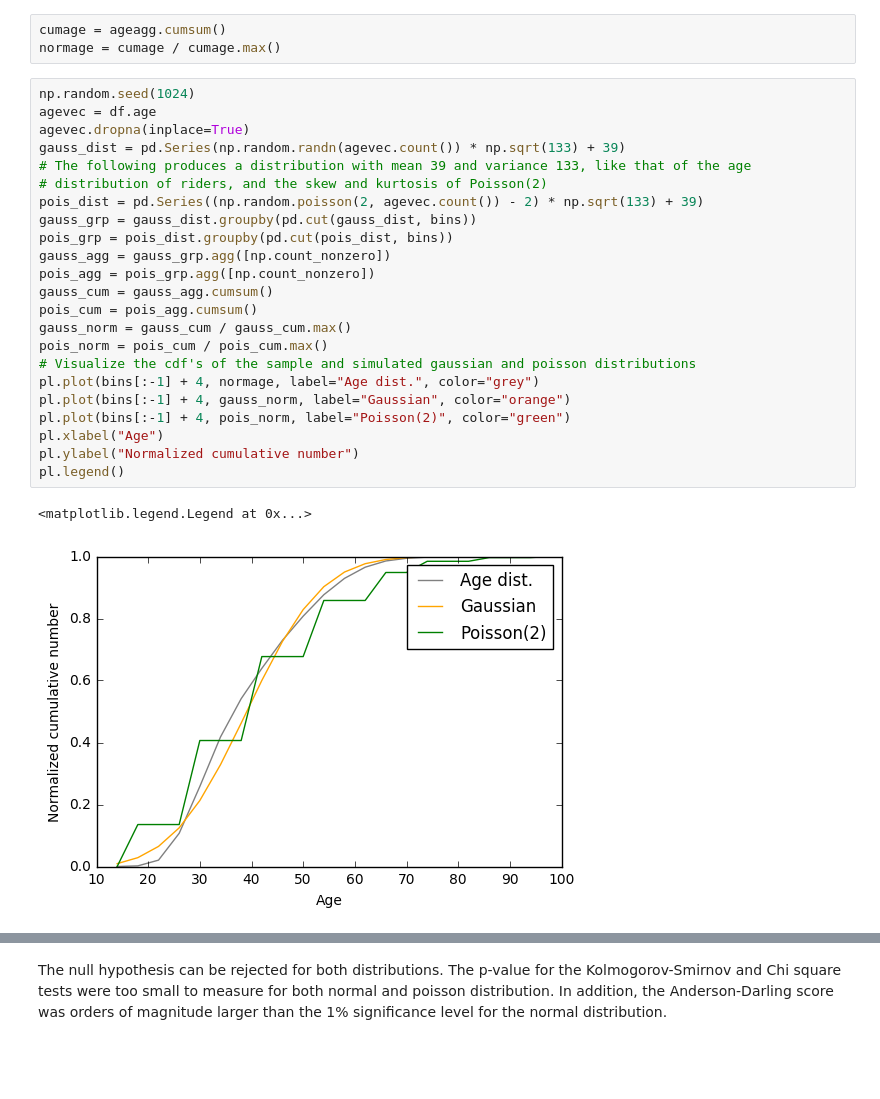
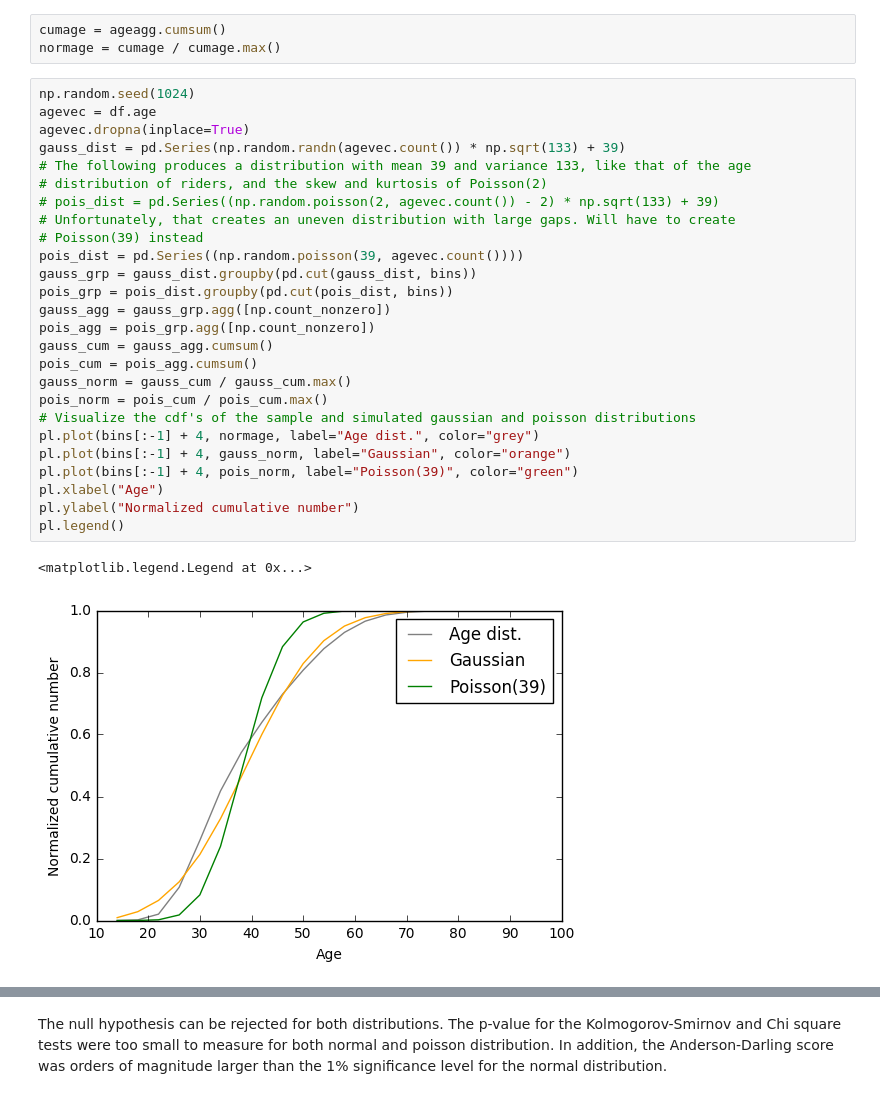
Before and after one commit to sighthnd/PUI2016_ss4977, a Jupyter notebook: HW5_ss4977/Assignment1_ss4977.ipynb, the cells around one changed output, grey strips where cells are left out. Saved outputs shown, nothing was run; the diff lists cells and outputs as text; blank space fills up the shorter version.

```diff
--- a/HW5_ss4977/Assignment1_ss4977.ipynb
+++ b/HW5_ss4977/Assignment1_ss4977.ipynb
@@ -208,29 +208,32 @@ normage = cumage / cumage.max()
 # %%
 np.random.seed(1024)
 agevec = df.age
 agevec.dropna(inplace=True)
 gauss_dist = pd.Series(np.random.randn(agevec.count()) * np.sqrt(133) + 39)
 # The following produces a distribution with mean 39 and variance 133, like that of the age
 # distribution of riders, and the skew and kurtosis of Poisson(2)
-pois_dist = pd.Series((np.random.poisson(2, agevec.count()) - 2) * np.sqrt(133) + 39)
+# pois_dist = pd.Series((np.random.poisson(2, agevec.count()) - 2) * np.sqrt(133) + 39)
+# Unfortunately, that creates an uneven distribution with large gaps. Will have to create
+# Poisson(39) instead
+pois_dist = pd.Series((np.random.poisson(39, agevec.count())))
 gauss_grp = gauss_dist.groupby(pd.cut(gauss_dist, bins))
 pois_grp = pois_dist.groupby(pd.cut(pois_dist, bins))
 gauss_agg = gauss_grp.agg([np.count_nonzero])
 pois_agg = pois_grp.agg([np.count_nonzero])
 gauss_cum = gauss_agg.cumsum()
 pois_cum = pois_agg.cumsum()
 gauss_norm = gauss_cum / gauss_cum.max()
 pois_norm = pois_cum / pois_cum.max()
 # Visualize the cdf's of the sample and simulated gaussian and poisson distributions
 pl.plot(bins[:-1] + 4, normage, label="Age dist.", color="grey")
 pl.plot(bins[:-1] + 4, gauss_norm, label="Gaussian", color="orange")
-pl.plot(bins[:-1] + 4, pois_norm, label="Poisson(2)", color="green")
+pl.plot(bins[:-1] + 4, pois_norm, label="Poisson(39)", color="green")
 pl.xlabel("Age")
 pl.ylabel("Normalized cumulative number")
 pl.legend()
 # %% [output]
 <matplotlib.legend.Legend at 0x...>
-[figure, old version]
+[figure, new version]
 # %%
 agevec = df.age
 agevec.dropna(inplace=True)
```
Also changed, not shown: parts of 1 cell of this notebook.
